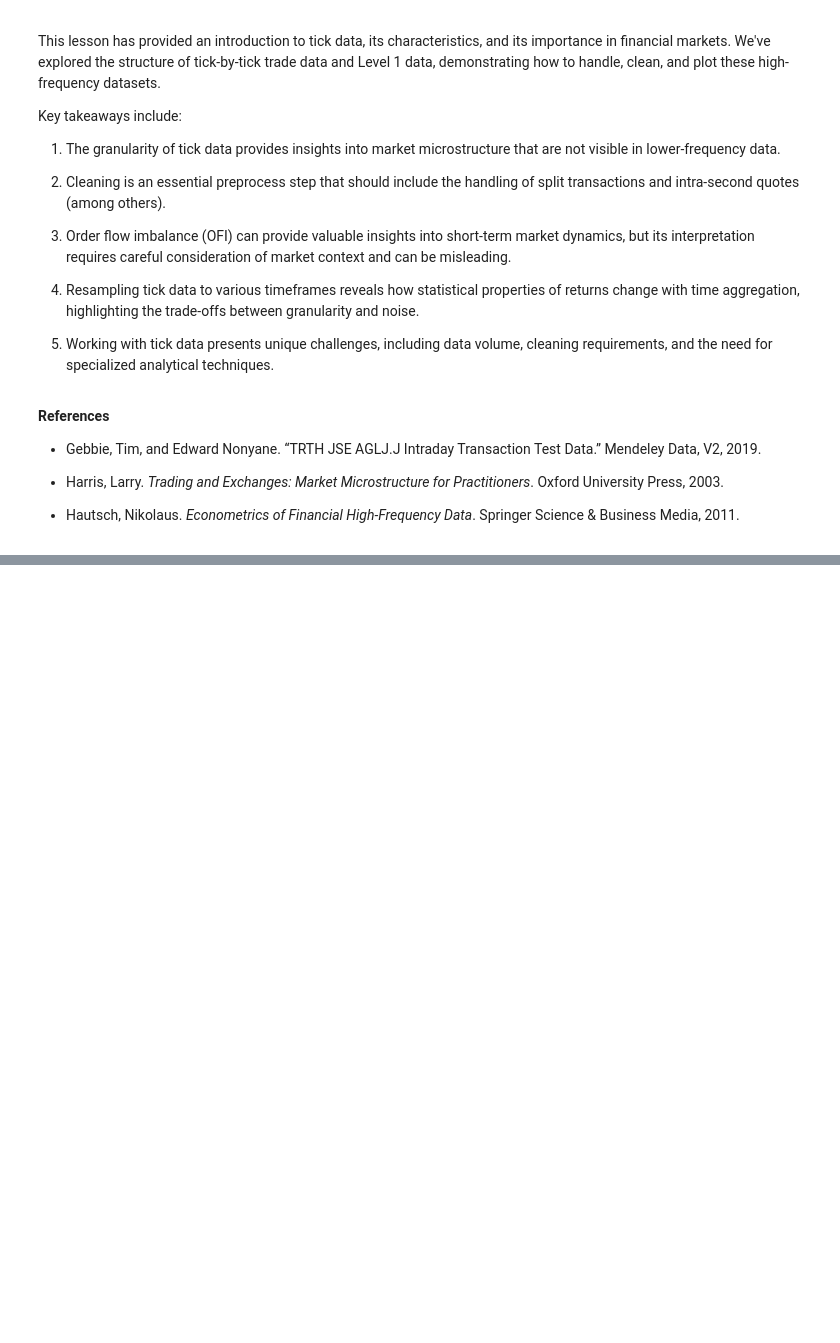
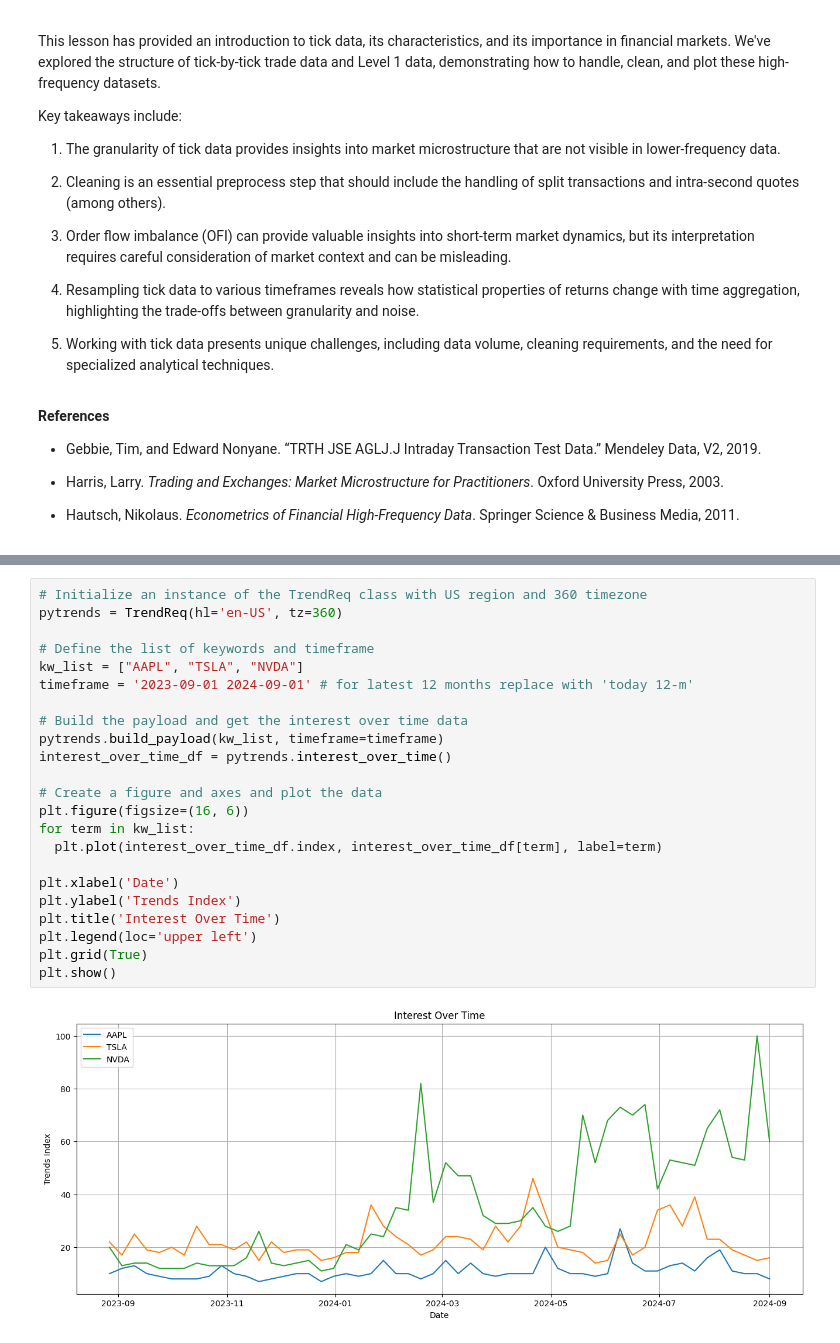
Before and after one commit to sheldcoop/QuantPrep, a Jupyter notebook: Finanical_Data_WQU.ipynb, the cells around one changed output, grey strips where cells are left out. Drawn from its saved outputs; the diff is of its cells as text; blank space fills up the shorter version.

```diff
--- a/Finanical_Data_WQU.ipynb
+++ b/Finanical_Data_WQU.ipynb
@@ -4075,0 +5224,25 @@ Key takeaways include:
+# %%
+# Initialize an instance of the TrendReq class with US region and 360 timezone
+pytrends = TrendReq(hl='en-US', tz=360)
+
+# Define the list of keywords and timeframe
+kw_list = ["AAPL", "TSLA", "NVDA"]
+timeframe = '2023-09-01 2024-09-01' # for latest 12 months replace with 'today 12-m'
+
+# Build the payload and get the interest over time data
+pytrends.build_payload(kw_list, timeframe=timeframe)
+interest_over_time_df = pytrends.interest_over_time()
+
+# Create a figure and axes and plot the data
+plt.figure(figsize=(16, 6))
+for term in kw_list:
+  plt.plot(interest_over_time_df.index, interest_over_time_df[term], label=term)
+
+plt.xlabel('Date')
+plt.ylabel('Trends Index')
+plt.title('Interest Over Time')
+plt.legend(loc='upper left')
+plt.grid(True)
+plt.show()
+# %% [output]
+[figure, added]
```
Also changed, not shown: parts of 108 cells of this notebook.
